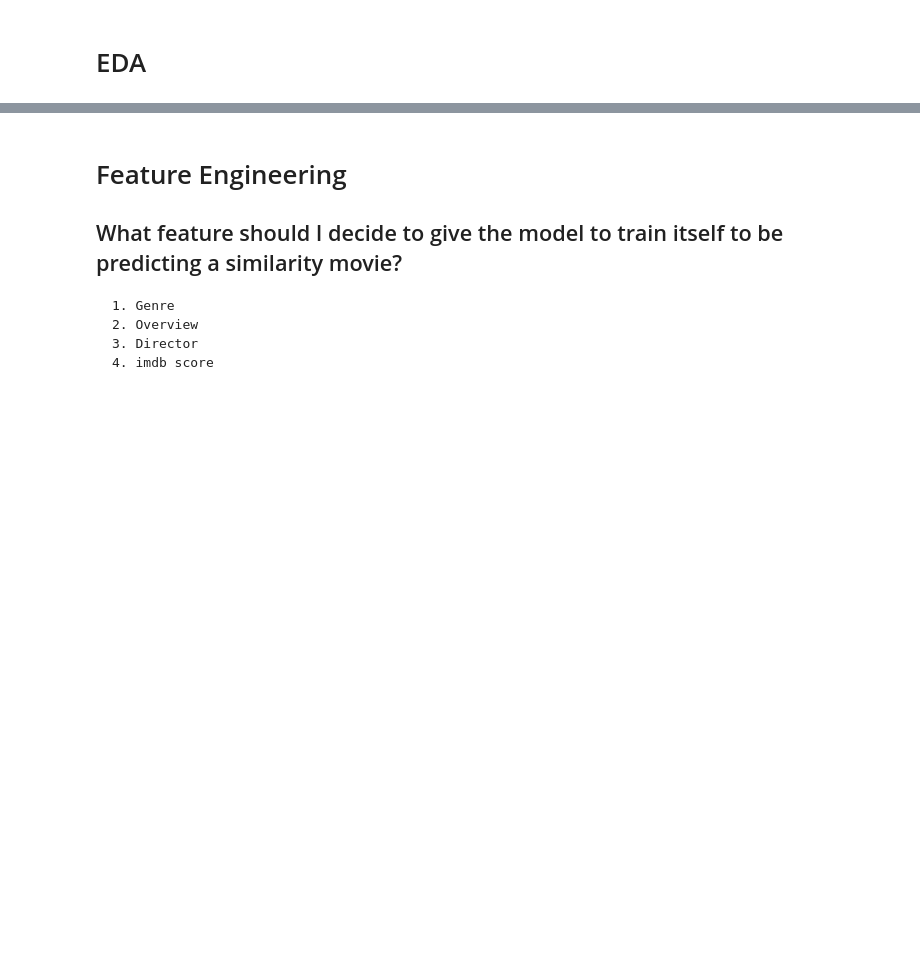
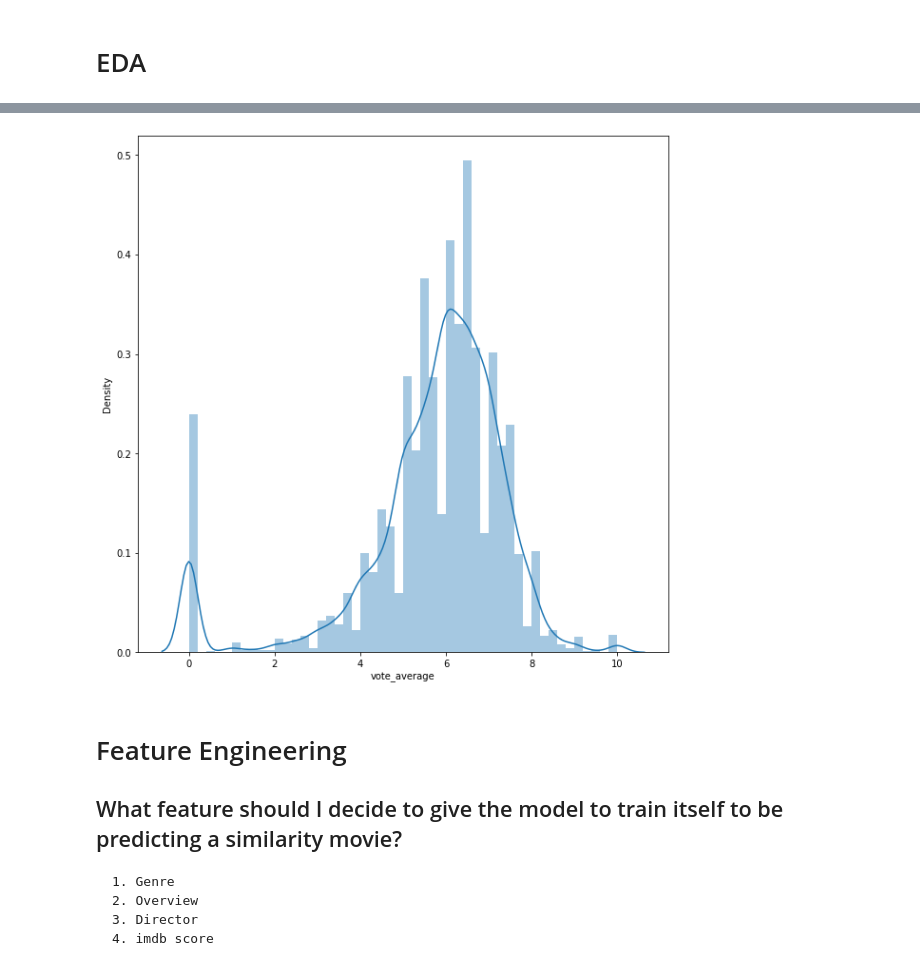
Before and after one commit to salenewOrld/netflix-movies-suggestion, a Jupyter notebook: Final/Untitled3.ipynb, the cells around one changed output, grey strips where cells are left out. Saved outputs shown, nothing was run; the diff lists cells and outputs as text; code cells hidden in the pictures; blank space fills up the shorter version.

```diff
--- a/Final/Untitled3.ipynb
+++ b/Final/Untitled3.ipynb
@@ -421,3 +462,9 @@ Name: genres, Length: 42069, dtype: object
+# %%
+plt.figure(figsize=(10,10))
+sns.distplot(df['vote_average']);
+#check the voting period
+# %% [output]
+[figure, added]
 # %% [markdown]
 # Feature Engineering
 ## What feature should I decide to give the model to train itself to be predicting a similarity movie?
```
Also changed, not shown: parts of 10 cells of this notebook.
